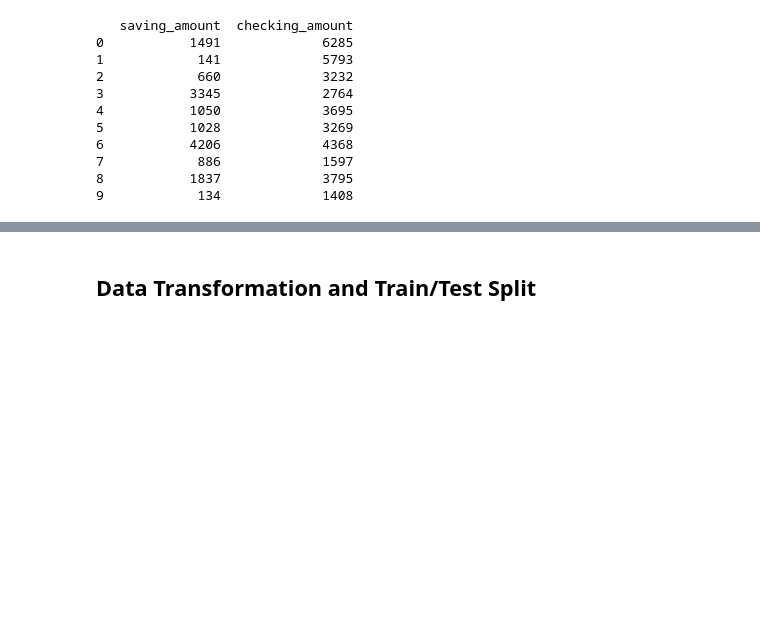
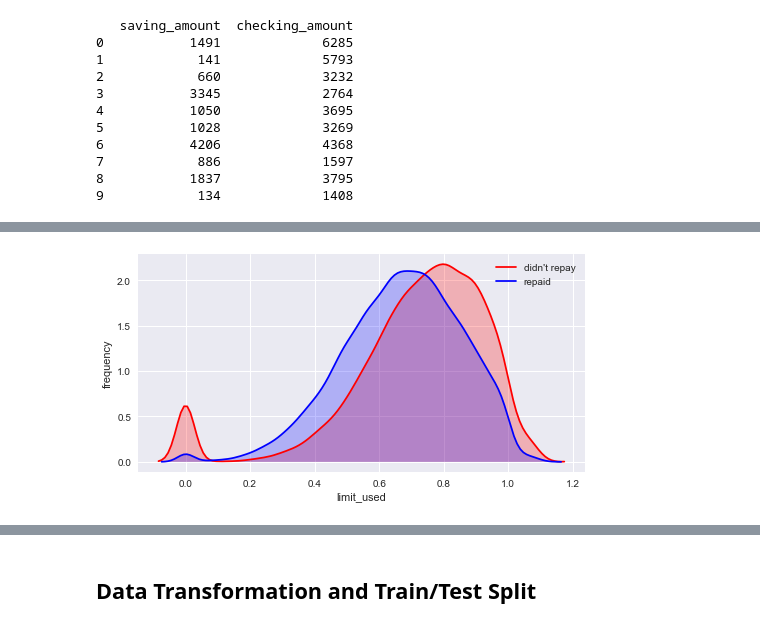
Before and after one commit to liyenhsu/Loan-Granting-Problem, a Jupyter notebook: loan.ipynb, the cells around one changed output, grey strips where cells are left out. Cells and saved outputs as stored; diff of their text form; code cells hidden in the pictures; blank space fills up the shorter version.

```diff
--- a/loan.ipynb
+++ b/loan.ipynb
@@ -134,0 +214,4 @@ df = df.drop(['saving_amount','checking_amount'],axis=1)
+# %%
+DensityPlot('limit_used')
+# %% [output]
+[figure, added]
```
Also changed, not shown: parts of 64 cells of this notebook.
